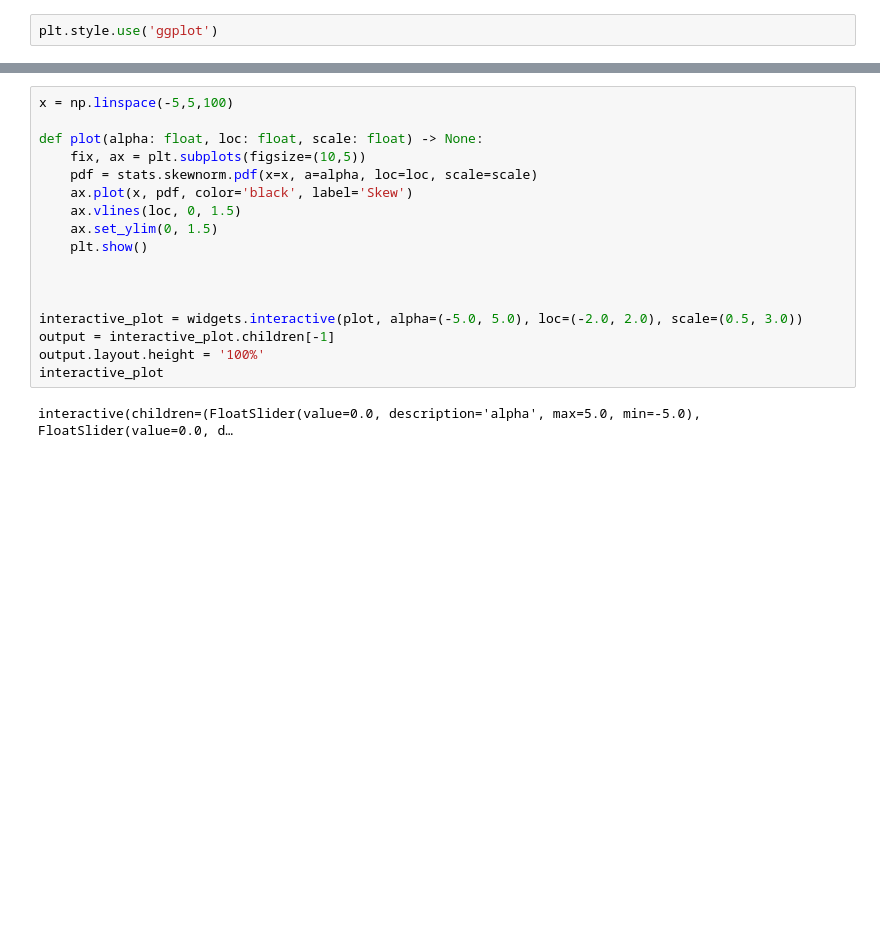
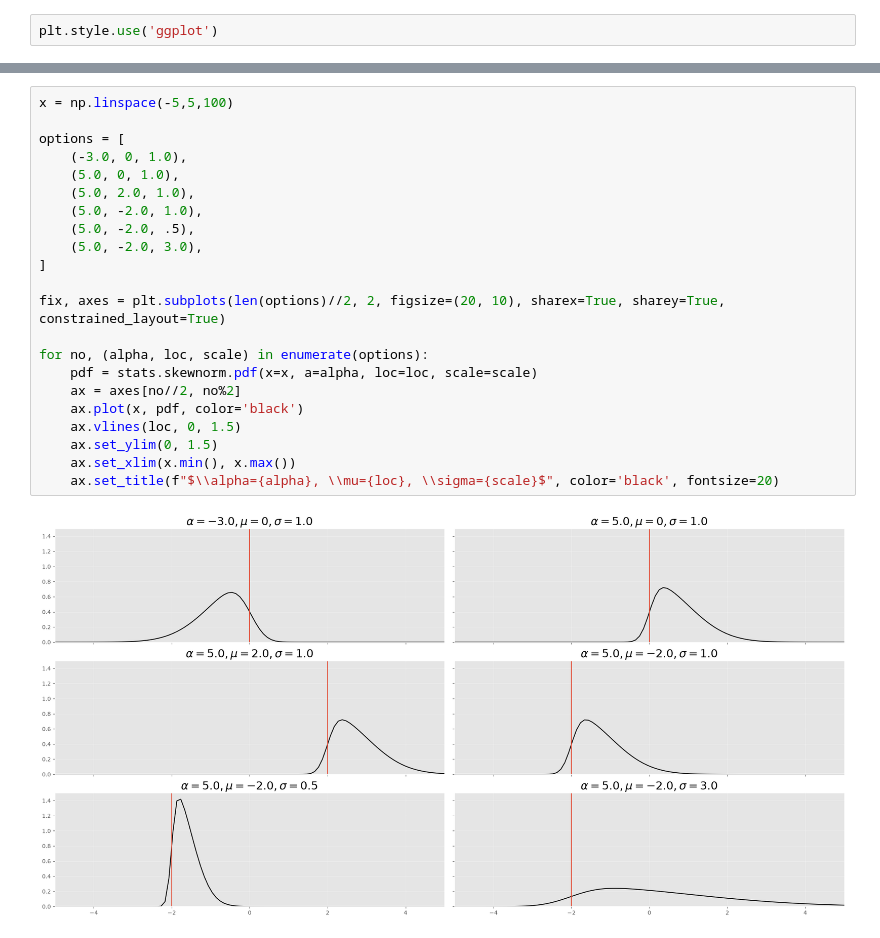
Before and after one commit to doctrino/meditatio, a Jupyter notebook: statistics/skewed_distribution.ipynb, the cells around one changed output, grey strips where cells are left out. Drawn from its saved outputs; the diff is of its cells as text; blank space fills up the shorter version.

```diff
--- a/statistics/skewed_distribution.ipynb
+++ b/statistics/skewed_distribution.ipynb
@@ -13,19 +19,24 @@ This section gives an introduction to the skewed normal distribution, it attempt
 # %%
 x = np.linspace(-5,5,100)
 
-def plot(alpha: float, loc: float, scale: float) -> None:
-    fix, ax = plt.subplots(figsize=(10,5))
+options = [
+    (-3.0, 0, 1.0),
+    (5.0, 0, 1.0),
+    (5.0, 2.0, 1.0),
+    (5.0, -2.0, 1.0),
+    (5.0, -2.0, .5),
+    (5.0, -2.0, 3.0),
+]
+
+fix, axes = plt.subplots(len(options)//2, 2, figsize=(20, 10), sharex=True, sharey=True, constrained_layout=True)
+
+for no, (alpha, loc, scale) in enumerate(options):
     pdf = stats.skewnorm.pdf(x=x, a=alpha, loc=loc, scale=scale)
-    ax.plot(x, pdf, color='black', label='Skew')
+    ax = axes[no//2, no%2]
+    ax.plot(x, pdf, color='black')
     ax.vlines(loc, 0, 1.5)
     ax.set_ylim(0, 1.5)
-    plt.show()
-
-
-
-interactive_plot = widgets.interactive(plot, alpha=(-5.0, 5.0), loc=(-2.0, 2.0), scale=(0.5, 3.0))
-output = interactive_plot.children[-1]
-output.layout.height = '100%'
-interactive_plot
+    ax.set_xlim(x.min(), x.max())
+    ax.set_title(f"$\\alpha={alpha}, \\mu={loc}, \\sigma={scale}$", color='black', fontsize=20)
 # %% [output]
-interactive(children=(FloatSlider(value=0.0, description='alpha', max=5.0, min=-5.0), FloatSlider(value=0.0, d…
+[figure, added]
```
Also changed, not shown: parts of 2 cells of this notebook.
